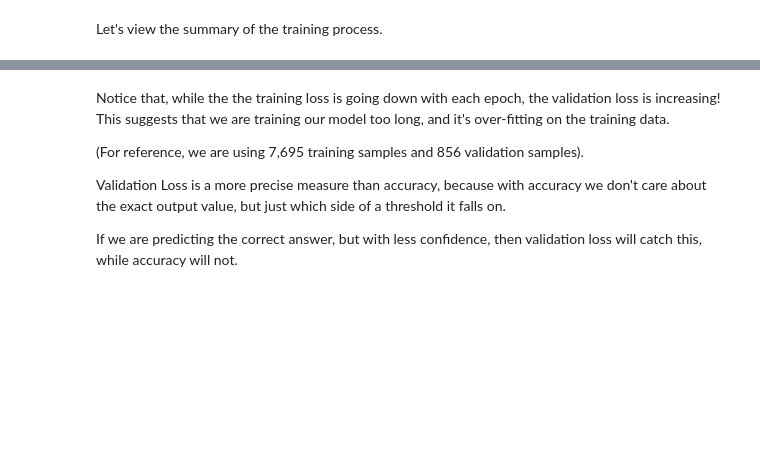
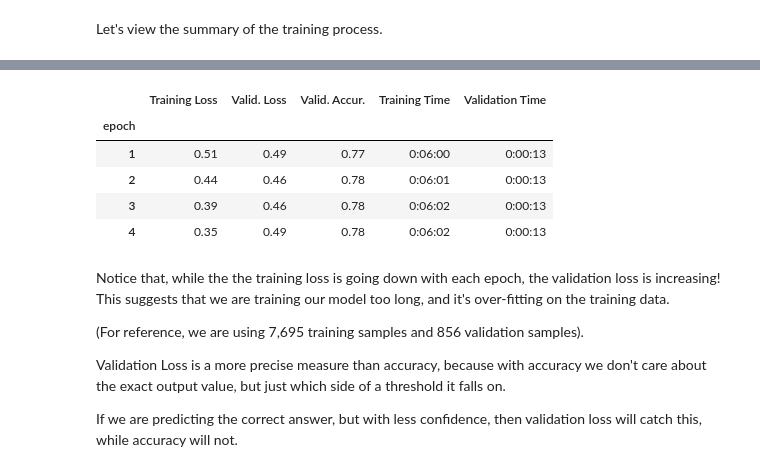
Before and after one commit to AlexZapolskii/text_attacks, a Jupyter notebook: notebooks/russian-inappropriate-messages.ipynb, the cells around one changed output, grey strips where cells are left out. Cells and saved outputs as stored; diff of their text form; code cells hidden in the pictures; blank space fills up the shorter version.

Commit message:
feat: обучил моно и мультиязычный берт, сравнил результаты
Мы видим, что моноязычная модель работает чуть лучше, чем мультиязычная с русским словарем

```diff
--- a/notebooks/russian-inappropriate-messages.ipynb
+++ b/notebooks/russian-inappropriate-messages.ipynb
@@ -135,3 +135,12 @@ print('Loading BERT tokenizer...')
 tokenizer = BertTokenizer.from_pretrained('DeepPavlov/rubert-base-cased', do_lower_case=True)
 # %% [output]
 Loading BERT tokenizer...
+# %%
+#!g1.1
+
+# сравним с мультиязычной моделью
+from transformers import BertTokenizer
+
+# Load the BERT tokenizer.
+print('Loading BERT tokenizer...')
+tokenizer = BertTokenizer.from_pretrained('Geotrend/bert-base-ru-cased', do_lower_case=True)  #мультиязычная, но только с русским словарем
@@ -270,7 +304,7 @@ from torch.utils.data import DataLoader, RandomSampler, SequentialSampler
 # The DataLoader needs to know our batch size for training, so we specify it
 # here. For fine-tuning BERT on a specific task, the authors recommend a batch
 # size of 16 or 32.
-batch_size = 128  # указываем батч-сайз
+batch_size = 164  # указываем батч-сайз
 
 # Create the DataLoaders for our training and validation sets.
 # We'll take training samples in random order.
@@ -696,3 +797,28 @@ df_stats
+# %%
+#!g1.1
+import pandas as pd
+
+# Display floats with two decimal places.
+pd.set_option('precision', 2)
+
+# Create a DataFrame from our training statistics.
+df_stats = pd.DataFrame(data=training_stats)
+
+# Use the 'epoch' as the row index.
+df_stats = df_stats.set_index('epoch')
+
+# A hack to force the column headers to wrap.
+#df = df.style.set_table_styles([dict(selector="th",props=[('max-width', '70px')])])
+
+# Display the table.
+df_stats
+# %% [output]
+|  | Training Loss | Valid. Loss | Valid. Accur. | Training Time | Validation Time |
+| epoch |  |  |  |  |  |
+| 1 | 0.51 | 0.49 | 0.77 | 0:06:00 | 0:00:13 |
+| 2 | 0.44 | 0.46 | 0.78 | 0:06:01 | 0:00:13 |
+| 3 | 0.39 | 0.46 | 0.78 | 0:06:02 | 0:00:13 |
+| 4 | 0.35 | 0.49 | 0.78 | 0:06:02 | 0:00:13 |
 # %% [markdown]
 Notice that, while the the training loss is going down with each epoch, the validation loss is increasing! This suggests that we are training our model too long, and it's over-fitting on the training data.
 
```
Also changed, not shown: parts of 28 cells of this notebook.
